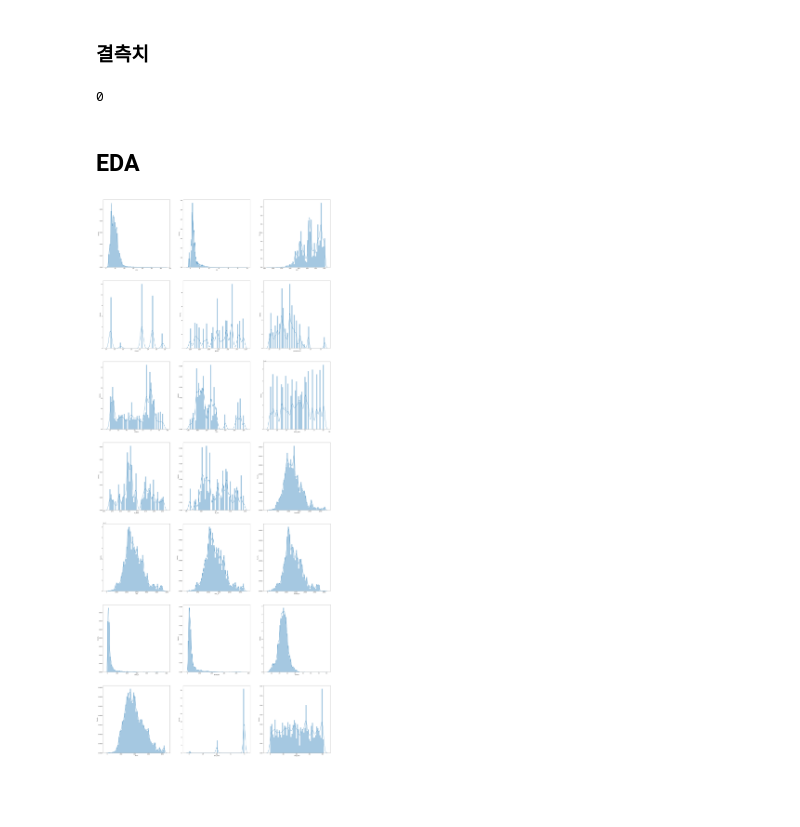
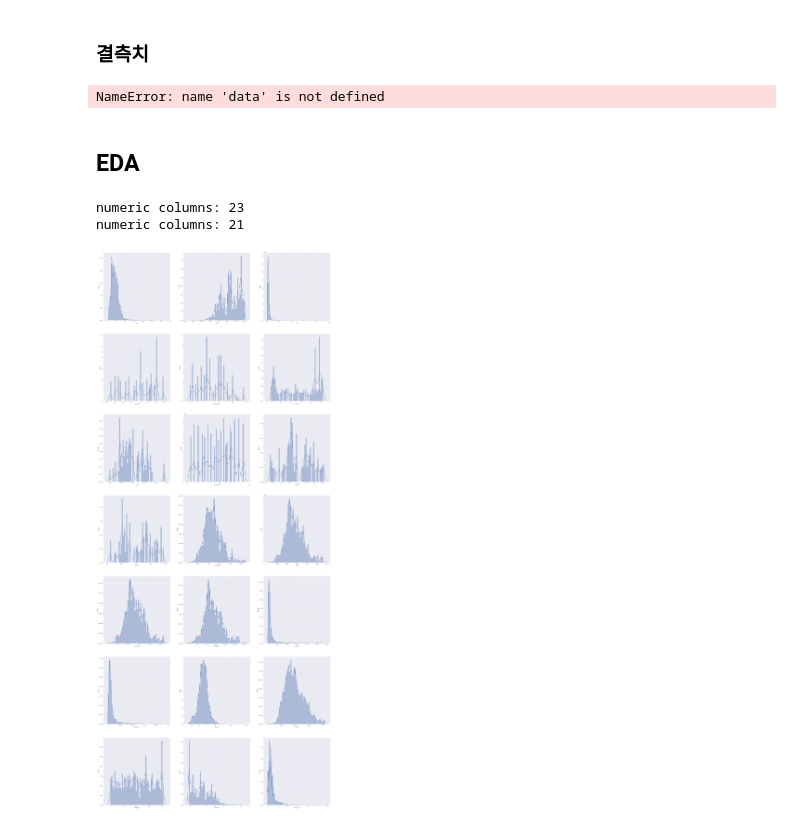
Before and after one commit to nealyoun/machine_learning, a Jupyter notebook: Projects/real_estate/draft_eda.ipynb, the cells around one changed output. Saved outputs shown, nothing was run; the diff lists cells and outputs as text; code cells hidden in the pictures; blank space fills up the shorter version.

```diff
--- a/Projects/real_estate/draft_eda.ipynb
+++ b/Projects/real_estate/draft_eda.ipynb
@@ -32,6 +18,0 @@ table_name
-# %%
-for i in table_name:
-    query = "select * from mudatabase.{0}".format(i)
-    cursor.execute(query)
-    result = cursor.fetchall()
-    exec(f"df_{i} = pd.DataFrame(result)")
@@ -217,8 +197,12 @@ data["doro_trans"] = data["doro"].apply(lambda x: get_road(x))
 
 
 # 건축연도 - 거래 발생 연도
-data["year_trans"] = data["date"].apply(lambda x: get_built_year(x))
+data["year_trans"] = data["date"].apply(lambda x: get_year_trans(x))
 data = get_year_gap(data)
+
+
+test["year_trans"] = test["date"].apply(lambda x: get_year_trans(x))
+test = get_year_gap(test)
 
 
 
@@ -254,27 +238,39 @@ memory usage: 61.4+ MB
 # %% [markdown]
 ### 결측치
 # %%
+print(data.shape)
 data.isna().sum().sum(), test.isna().sum().sum()
 # %% [output]
-0
+NameError: name 'data' is not defined
 # %% [markdown]
 ## EDA
+# %%
+plt.style.use('seaborn')
+plt.rc("font", family='AppleGothic')
+plt.rc('axes', unicode_minus = False)
 # %%
+num_col = data.select_dtypes(exclude = ["object", "category"]).columns.to_list()
+print("numeric columns:",len(num_col))
+num_col.remove("year_trans")
+num_col.remove("floor")
+print("numeric columns:",len(num_col))
+
 ncol = 3
 nrow = int(len(num_col)/ncol)
 fig, ax = plt.subplots(ncols = ncol,nrows =  nrow, sharex= False)
 fig.set_size_inches(40, 100)
 sns.plotting_context(font_scale = 3)
 
 
 data_num = data[num_col]
 for i in range(len(num_col)):
     sns.distplot(data_num.iloc[:,i], ax = ax[i//3, i%3])
 
-# built, interest,
-# doro trans
 
 
-# look into: "built", "interest", "growth", "unemployment", "inflation", "stock","house_debit","dong_label"
+# # # [doro_trans, interest] --> 카테고리로 추가
+# # # look into: "built", "growth", "unemployment", "inflation", "stock", "house_debit"
 # %% [output]
+numeric columns: 23
+numeric columns: 21
-[figure, old version]
+[figure, new version]
```
Also changed, not shown: parts of 71 cells of this notebook.
